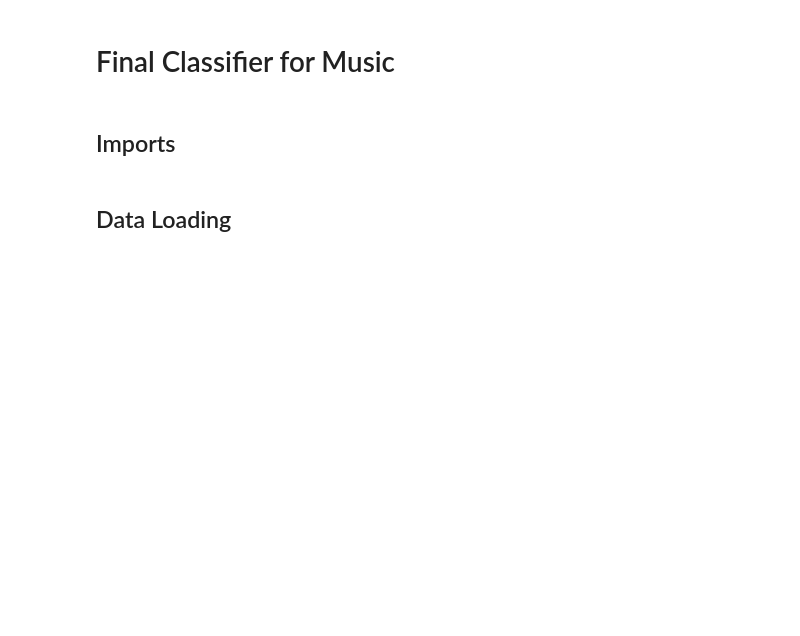
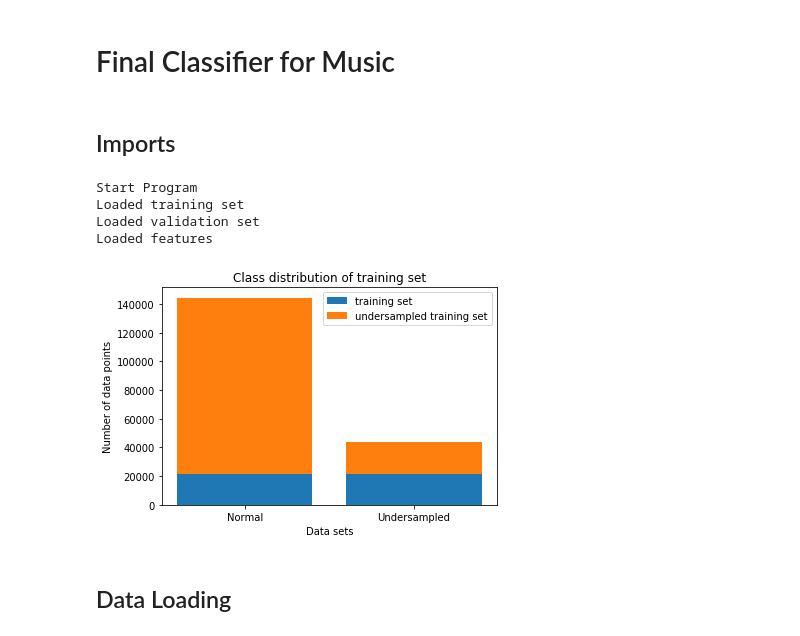
Before and after one commit to kareemjeiroudi/pattern_class_project, a Jupyter notebook: MusicClassifier/Experiments_Final_Classifier_Music.ipynb, the cells around one changed output. Drawn from its saved outputs; the diff is of its cells as text; code cells hidden in the pictures; blank space fills up the shorter version.

```diff
--- a/MusicClassifier/Experiments_Final_Classifier_Music.ipynb
+++ b/MusicClassifier/Experiments_Final_Classifier_Music.ipynb
@@ -14,6 +14,69 @@ from sklearn.neural_network import MLPClassifier
 from sklearn.metrics import roc_curve, auc, roc_auc_score, accuracy_score, confusion_matrix, make_scorer, classification_report
 from sklearn.model_selection import cross_validate, cross_val_score, GridSearchCV
 from sklearn.preprocessing import StandardScaler
+# %%
+def loadJSON(path):
+    with open(path, 'r') as f:
+        return json.load(f)
+
+def loadPCA():
+    X_train_pca = pd.read_csv(r'data/music_train_pca.csv')
+
+    y_train_pca = np.array(X_train_pca.iloc[:, -1])
+    non_music = X_train_pca[y_train_pca == 0]
+    music = X_train_pca[y_train_pca == 1][:len(X_train_pca[y_train_pca == 0])]
+    X_train_pca = music.append(non_music, ignore_index=True).sample(frac=1, random_state = 0)
+    y_train_pca = np.array(X_train_pca.iloc[:, -1])
+    X_train_pca = X_train_pca.iloc[:,:-1].values
+
+    print("Loaded PCA training set")
+
+    X_val_pca = pd.read_csv(r'data/music_validation_pca.csv').values
+    y_val_pca = X_val_pca[:,-1]
+    X_val_pca = X_val_pca[:,:-1]
+    print("Loaded PCA validation set")
+
+    scaler = StandardScaler()
+    scaler.fit(X_train_pca)
+    X_train_scaled = scaler.transform(X_train_pca)
+    X_val_scaled = scaler.transform(X_val_pca)
+
+    return (X_train_scaled, y_train_pca, X_val_scaled, y_val_pca)
+
+train_data_path = r'data/music_train_set.csv'
+val_data_path = r'data/music_validation_set.csv'
+feature_path = r'data/indixes_music.csv'
+print("Start Program")
+dataset_train = pd.read_csv(train_data_path)
+print("Loaded training set")
+dataset_val = pd.read_csv(val_data_path)
+print("Loaded validation set")
+features = pd.read_csv(feature_path)
+print("Loaded features")
+
+dataset_train = dataset_train.sample(frac=1, random_state = 0)
+
+y_train = np.array(dataset_train.iloc[:, -1])
+# %% [output]
+Start Program
+Loaded training set
+Loaded validation set
+Loaded features
+# %%
+#Undersampling
+non_music = dataset_train[y_train == 0]
+music = dataset_train[y_train == 1]
+ind = np.arange(2)
+plt.bar(ind,[len(non_music),len(non_music)], label = "training set")
+plt.bar(ind,[len(music),len(non_music)],bottom = [len(non_music),len(non_music)], label = "undersampled training set")
+plt.xticks(ind, ('Normal', 'Undersampled'))
+plt.ylabel("Number of data points")
+plt.xlabel("Data sets")
+plt.title("Class distribution of training set")
+plt.legend()
+plt.show()
+# %% [output]
+[figure, added]
 # %% [markdown]
 ## Data Loading
 # %%
```
Also changed, not shown: 16 other files.
